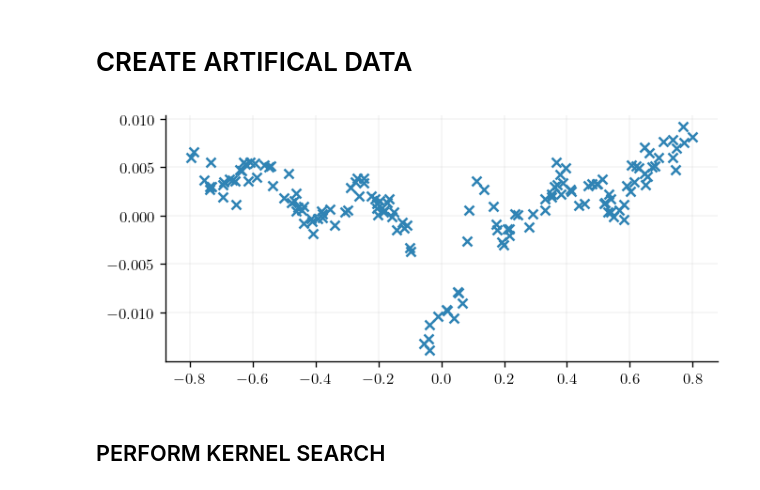
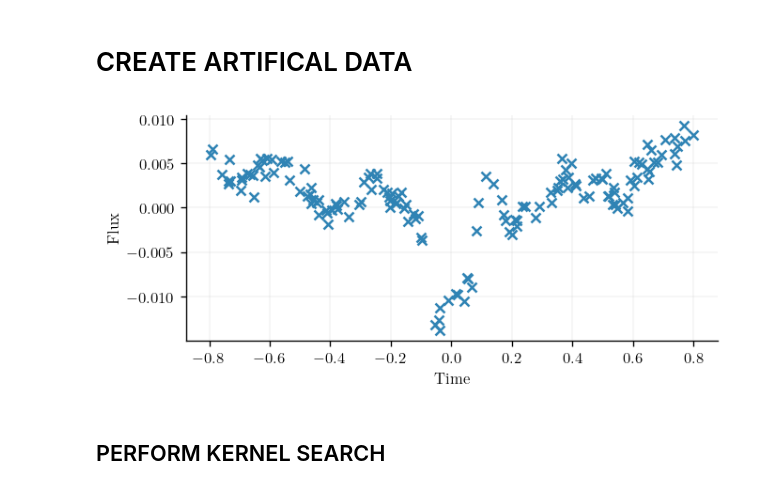
Before and after one commit to ChrisBoettner/gaussian-process, a Jupyter notebook: 001_kernelsearch.ipynb, the cells around one changed output. Saved outputs shown, nothing was run; the diff lists cells and outputs as text; code cells hidden in the pictures.

```diff
--- a/001_kernelsearch.ipynb
+++ b/001_kernelsearch.ipynb
@@ -26,25 +37,29 @@ The autoreload extension is already loaded. To reload it, use:
 # %% [markdown]
 # CREATE ARTIFICAL DATA
 # %%
-noise_std = 0.001
+white_noise_std = 0.001
+phi = 0
 (
     t_train,
     lc_train,
     train_mask,
     t,
     lightcurve,
     systematics,
     noise,
     mask,
-) = calculate_example_lightcurve(noise_std=0.001)
+) = calculate_example_lightcurve(noise_std=white_noise_std, phi=phi)
 
+noise_std = white_noise_std / jnp.sqrt(1 - phi**2)
 # mean = jnp.mean(lc_train[train_mask])
 # lc_train -= mean
 
 plt.scatter(t_train, lc_train)
+plt.ylabel("Flux")
+plt.xlabel("Time")
 plt.savefig("figures/data.pdf")
 # %% [output]
-[figure, old version]
+[figure, new version]
 # %% [markdown]
 ## PERFORM KERNEL SEARCH
 # %%
```
Also changed, not shown: parts of 6 cells of this notebook, 18 other files.
